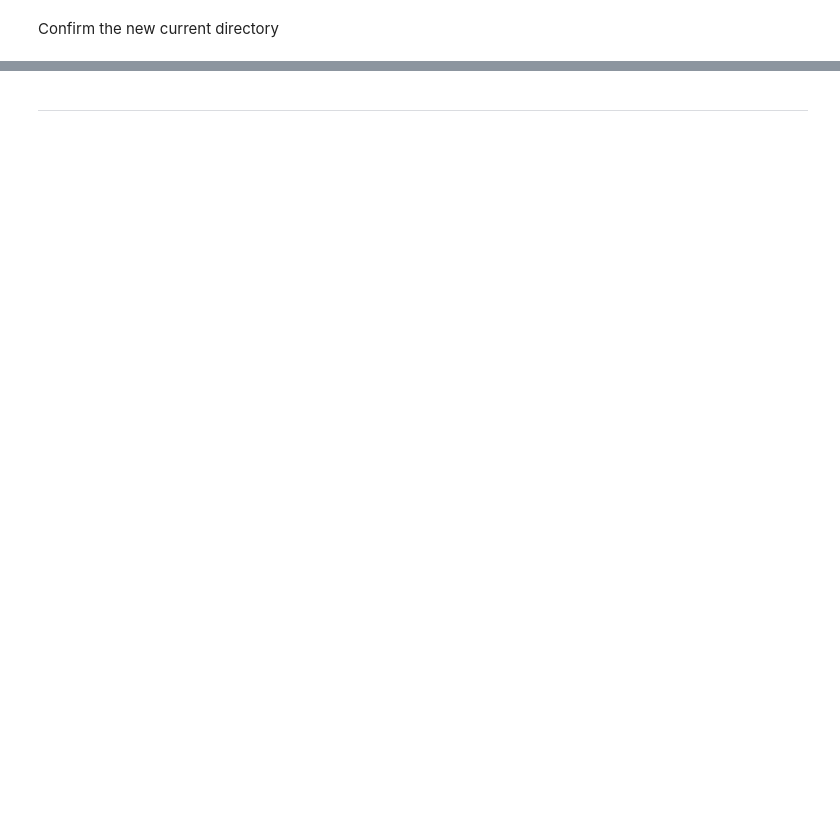
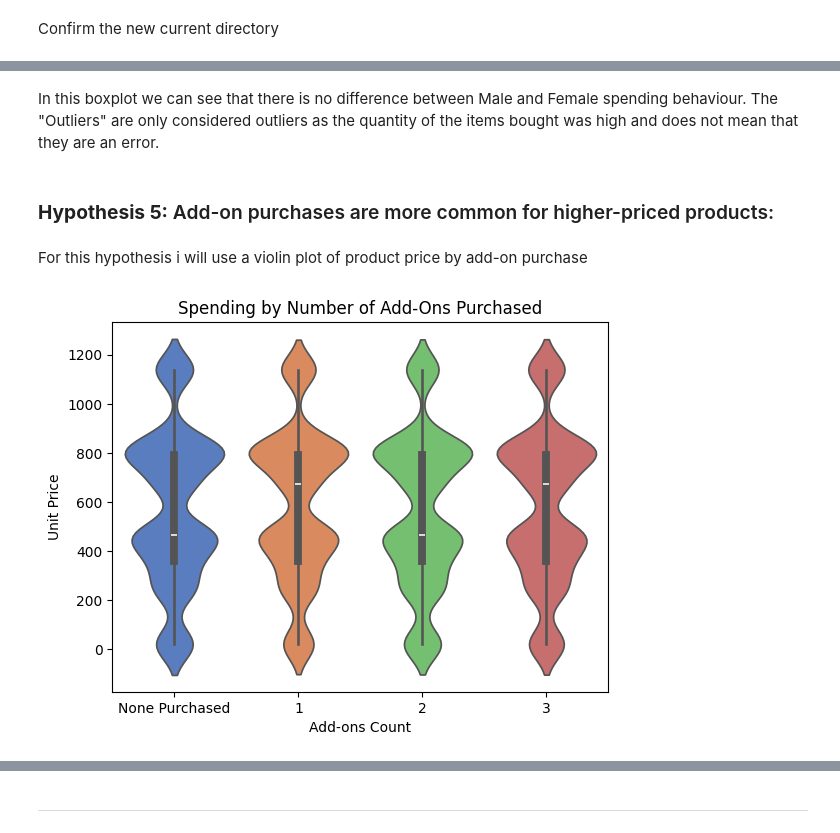
Before and after one commit to Hamza-Murshad/Electronic_Sales, a Jupyter notebook: jupyter_notebooks/data_visualisation.ipynb, the cells around one changed output, grey strips where cells are left out. Cells and saved outputs as stored; diff of their text form; code cells hidden in the pictures; blank space fills up the shorter version.

```diff
--- a/jupyter_notebooks/data_visualisation.ipynb
+++ b/jupyter_notebooks/data_visualisation.ipynb
@@ -39,0 +106,3 @@ Section 1 content
+# %%
+df['Purchase Date'] = pd.to_datetime(df['Purchase Date'], errors='coerce') # Convert to datetime
+print(df['Purchase Date'].dtype) # Verify the change
@@ -39,0 +111,7 @@ Section 1 content
+# %%
+df['month'] = df['Purchase Date'].dt.month
+plt.hist(df['month'], bins=12, color='salmon', edgecolor='black')
+plt.xlabel('Month')
+plt.ylabel('Number of Transactions')
+plt.title('Distribution of Sales Across Months')
+plt.show()
@@ -39,0 +135,22 @@ Section 1 content
+# %% [markdown]
+In this boxplot we can see that there is no difference between Male and Female spending behaviour. The "Outliers" are only considered outliers as the quantity of the items bought was high and does not mean that they are an error.
+# %% [markdown]
+### **Hypothesis 5:** Add-on purchases are more common for higher-priced products:
+# %% [markdown]
+For this hypothesis i will use a violin plot of product price by add-on purchase
+# %%
+# Create a new column with the counts instead of names
+df['Add-ons Count'] = df['Add-ons Purchased'].apply(lambda x: len(str(x).split(',')) if pd.notnull(x) else 0)
+
+# Violin plot using the count instead of full names
+sns.violinplot(data=df, x='Add-ons Count', y='Unit Price', palette='muted', hue='Add-ons Count', legend=False)
+plt.title('Spending by Number of Add-Ons Purchased')
+
+# Replace '0' with 'None Purchased' in x-axis labels
+xticks_labels = ['None Purchased' if int(tick.get_text()) == 0 else tick.get_text()
+                 for tick in plt.gca().get_xticklabels()]
+plt.gca().set_xticklabels(xticks_labels)
+
+plt.show()
+# %% [output]
+[figure, added]
```
Also changed, not shown: parts of 48 cells of this notebook, 3 other files.
